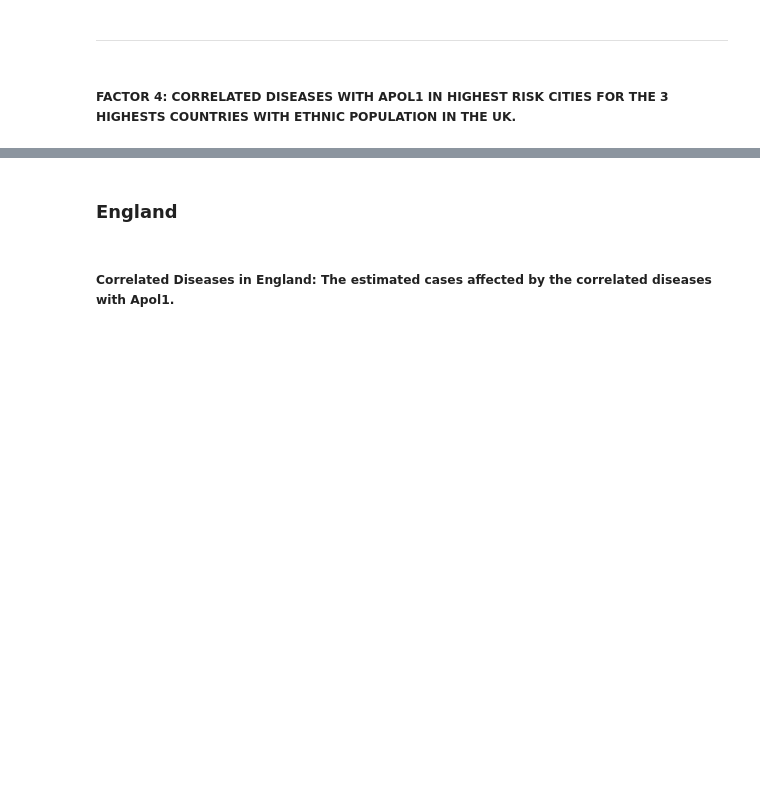
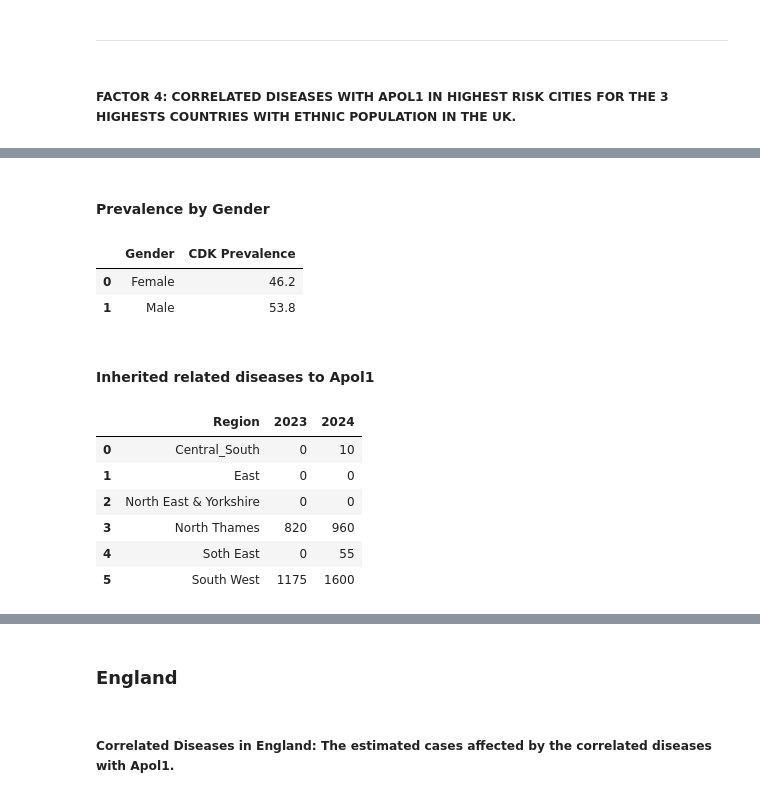
Before and after one commit to CesarChaparro1974/Dashboard-Development-for-Apol1-patients-in-UK, a Jupyter notebook: Project/notebook.ipynb, the cells around one changed output, grey strips where cells are left out. Drawn from its saved outputs; the diff is of its cells as text; code cells hidden in the pictures; blank space fills up the shorter version.

```diff
--- a/Project/notebook.ipynb
+++ b/Project/notebook.ipynb
@@ -447,0 +523,25 @@ plt.show()
+# %% [markdown]
+#### Prevalence by Gender
+# %%
+prevalence_gender = pd.read_csv('/Users/cesarchaparro/Desktop/GitHub/Apol1_UK/Datasets/Adi/black_tested_uk/CDK_prevalance_by_gender_Uk-Tabla 1.csv')
+prevalence_gender = prevalence_gender.rename(columns={'GENDER': 'Gender'})
+prevalence_gender = prevalence_gender.drop(['Unnamed: 3', 'Unnamed: 2', 'Unnamed: 4'], axis=1)
+prevalence_gender.head()
+# %% [output]
+|  | Gender | CDK Prevalence |
+| 0 | Female | 46.2 |
+| 1 | Male | 53.8 |
+# %% [markdown]
+#### Inherited related diseases to Apol1
+# %%
+inherited_related = pd.read_csv('/Users/cesarchaparro/Desktop/GitHub/Apol1_UK/Datasets/Adi/black_tested_uk/R&I_kid_dis_Uk-Tabla 1.csv')
+inherited_related = inherited_related.drop(['Unnamed: 3', 'Unnamed: 4'], axis=1)
+inherited_related
+# %% [output]
+|  | Region | 2023 | 2024 |
+| 0 | Central_South | 0 | 10 |
+| 1 | East | 0 | 0 |
+| 2 | North East & Yorkshire | 0 | 0 |
+| 3 | North Thames | 820 | 960 |
+| 4 | Soth East | 0 | 55 |
+| 5 | South West | 1175 | 1600 |
```
Also changed, not shown: parts of 10 cells of this notebook, 36 other files.
